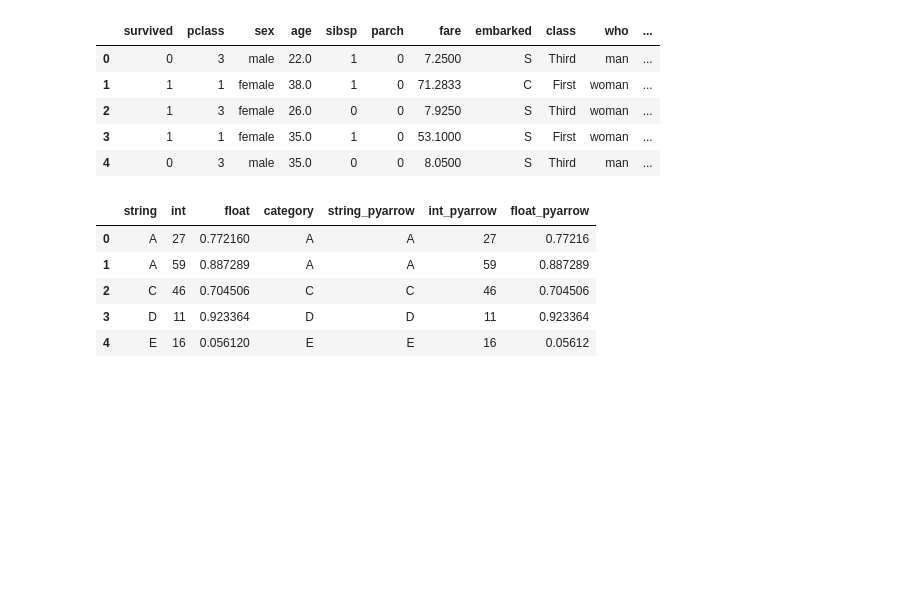
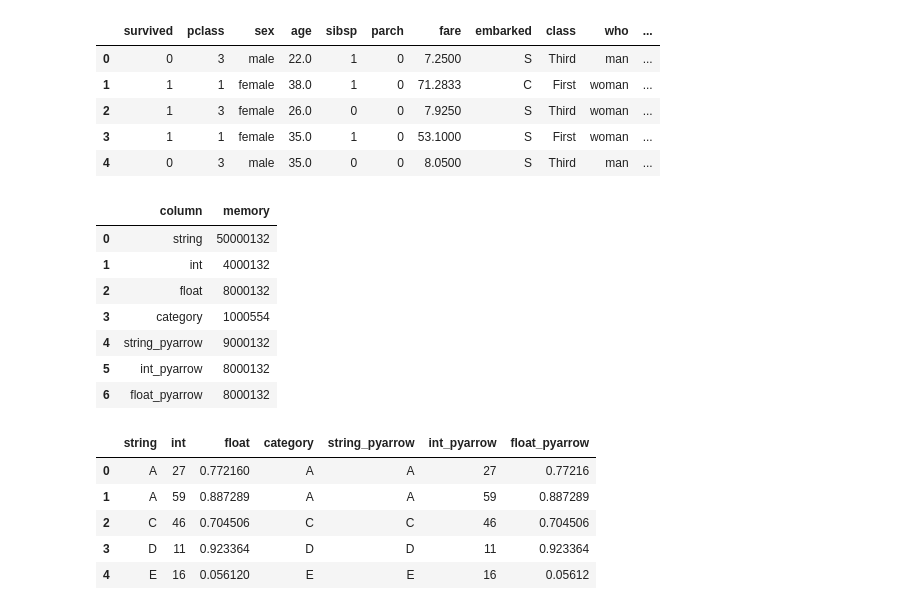
Before and after one commit to vl4xd/pstu-python-programming, a Jupyter notebook: lab_work_4/src/main.ipynb, the cells around one changed output. Cells and saved outputs as stored; diff of their text form; code cells hidden in the pictures; blank space fills up the shorter version.

```diff
--- a/lab_work_4/src/main.ipynb
+++ b/lab_work_4/src/main.ipynb
@@ -409,6 +411,26 @@ benchmark_df['category'] = benchmark_df['string'].astype('category')
 benchmark_df['string_pyarrow'] = benchmark_df['string'].astype('string[pyarrow]')
 benchmark_df['int_pyarrow'] = benchmark_df['int'].astype('int64[pyarrow]')
 benchmark_df['float_pyarrow'] = benchmark_df['float'].astype('float64[pyarrow]')
+# %%
+rows = []
+for col in benchmark_df.columns:
+    res = benchmark_df[col].memory_usage(deep=True)
+    rows.append({
+        'column': col,
+        'memory': res
+        })
+
+memory_usage_df = pd.DataFrame(rows)
+memory_usage_df
+# %% [output]
+|  | column | memory |
+| 0 | string | 50000132 |
+| 1 | int | 4000132 |
+| 2 | float | 8000132 |
+| 3 | category | 1000554 |
+| 4 | string_pyarrow | 9000132 |
+| 5 | int_pyarrow | 8000132 |
+| 6 | float_pyarrow | 8000132 |
 # %%
 num_cols = ['int', 'float', 'int_pyarrow', 'float_pyarrow']
 # %%
```
Also changed, not shown: parts of 16 cells of this notebook, 1 other file.
